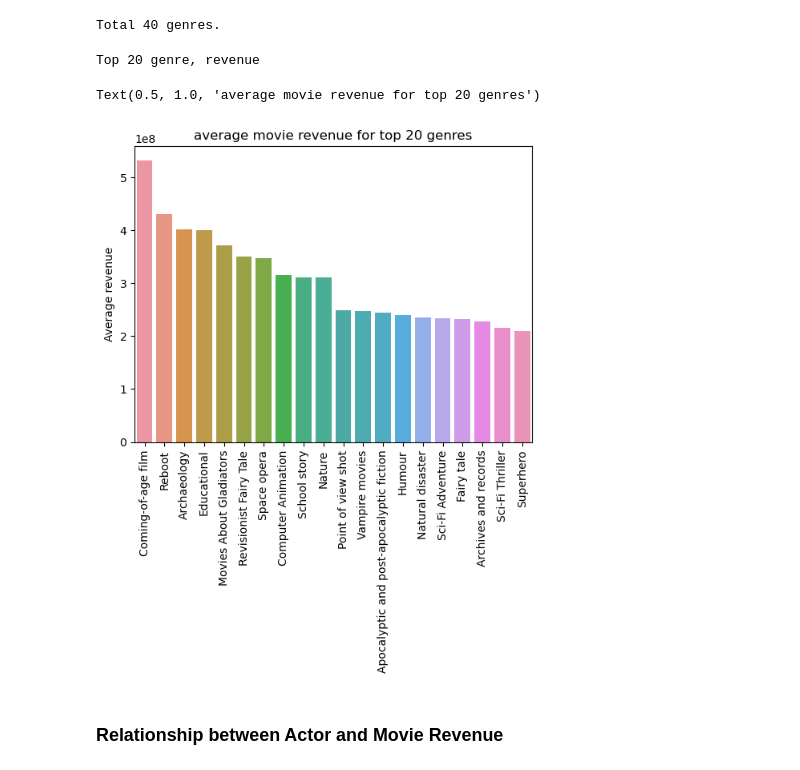
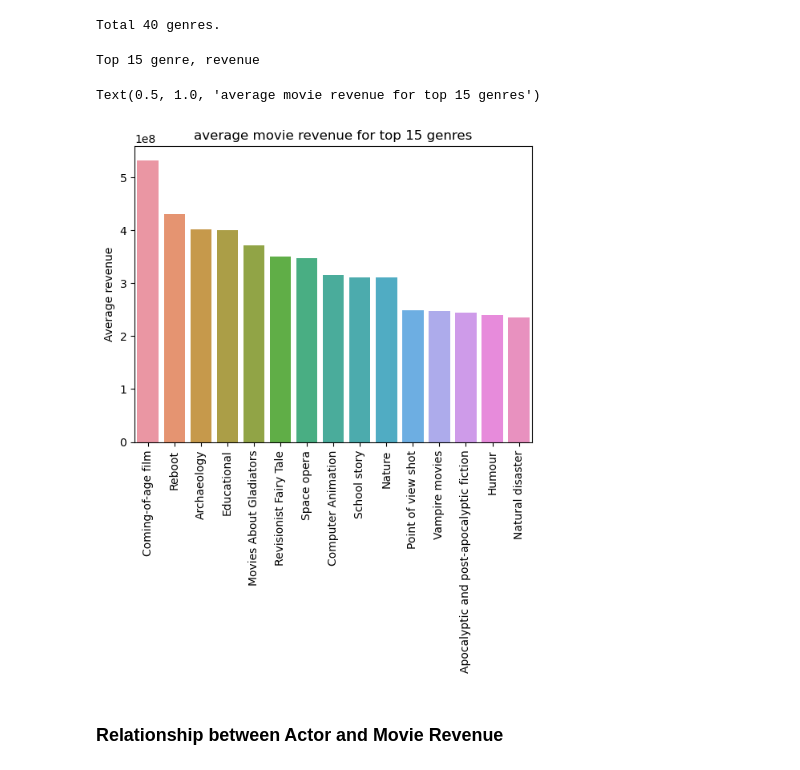
Before and after one commit to epfl-ada/ada-2022-project-datakungfu, a Jupyter notebook: pipeline.ipynb, the cells around one changed output. Saved outputs shown, nothing was run; the diff lists cells and outputs as text; code cells hidden in the pictures.

```diff
--- a/pipeline.ipynb
+++ b/pipeline.ipynb
@@ -336,20 +349,20 @@ Total 40 genres.
 # %%
 # mean for each genre
 mean_genre_rev = {k:sum(v)/len(v) for k,v in genre_revenue.items()}
 # sroted mean for each genre
 sorted_mgr = sorted(mean_genre_rev.items(), key=lambda x:x[1], reverse=True)
 sorted_mgr = pd.Series(*list(zip(*sorted_mgr))[::-1], name="Average revenue")
 
-topk = 20
+topk = 15
 print("Top {} genre, revenue".format(topk))
 sns.barplot(x=sorted_mgr.index[:topk], y=sorted_mgr[:topk])
 plt.ylabel("Average revenue")
 plt.xticks(rotation=90)
 plt.title("average movie revenue for top {} genres".format(topk))
 # %% [output]
-Top 20 genre, revenue
+Top 15 genre, revenue
-Text(0.5, 1.0, 'average movie revenue for top 20 genres')
+Text(0.5, 1.0, 'average movie revenue for top 15 genres')
-[figure, old version]
+[figure, new version]
 # %% [markdown]
 ### Relationship between Actor and Movie Revenue
 # %%
```
Also changed, not shown: parts of 8 cells of this notebook, 1 other file.
